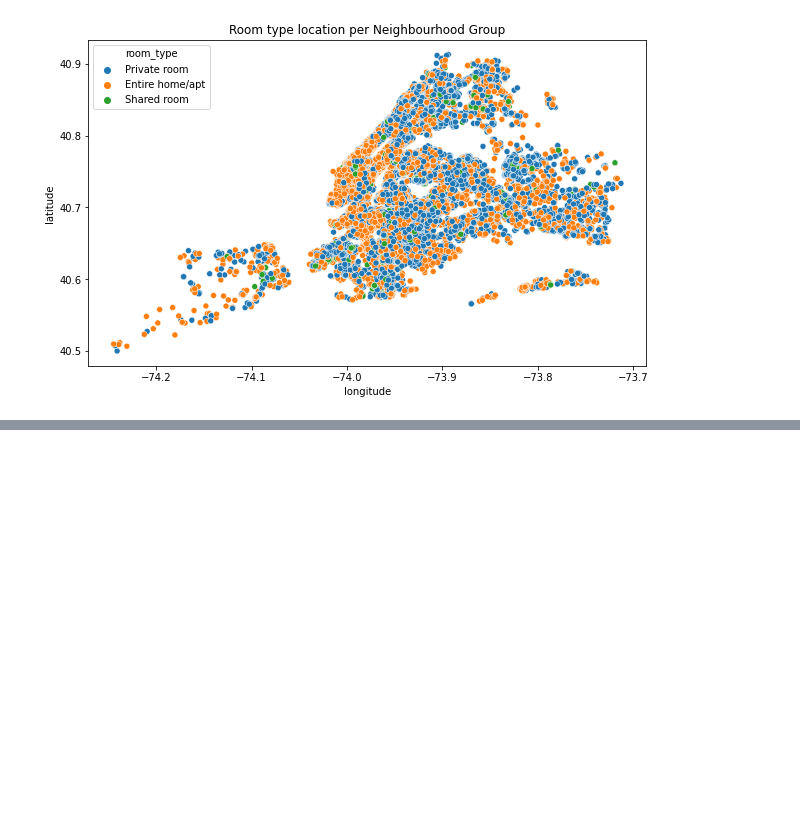
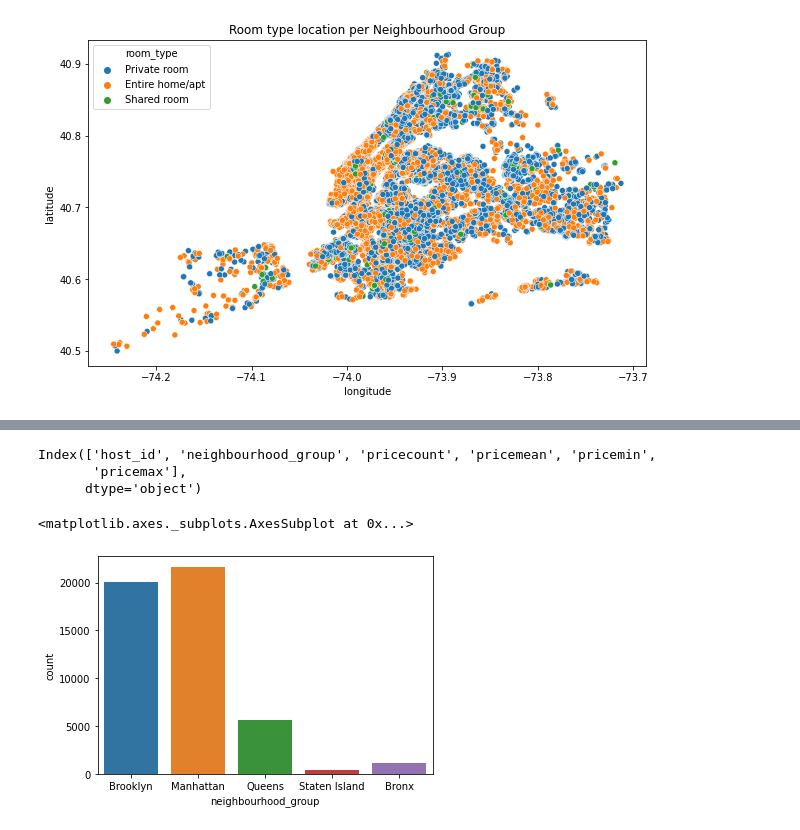
Before and after one commit to abdulaziz2208/Airbnb-Bookings-analysis, a Jupyter notebook: Airbnb_Bookings_Analysis_Capstone_Project.ipynb, the cells around one changed output, grey strips where cells are left out. Cells and saved outputs as stored; diff of their text form; code cells hidden in the pictures; blank space fills up the shorter version.

```diff
--- a/Airbnb_Bookings_Analysis_Capstone_Project.ipynb
+++ b/Airbnb_Bookings_Analysis_Capstone_Project.ipynb
@@ -111,0 +128,2 @@ RecursionError: ignored
+# %%
+df=data_df.copy()
@@ -111,0 +207,12 @@ RecursionError: ignored
+# %%
+df_top_host_by_neigb.columns=[ i+j for i,j in df_top_host_by_neigb.columns]
+df_top_host_by_neigb.columns
+# %% [output]
+Index(['host_id', 'neighbourhood_group', 'pricecount', 'pricemean', 'pricemin',
+       'pricemax'],
+      dtype='object')
+# %%
+sns.countplot(data=df,x='neighbourhood_group')
+# %% [output]
+<matplotlib.axes._subplots.AxesSubplot at 0x...>
+[figure, added]
```
Also changed, not shown: parts of 31 cells of this notebook.
